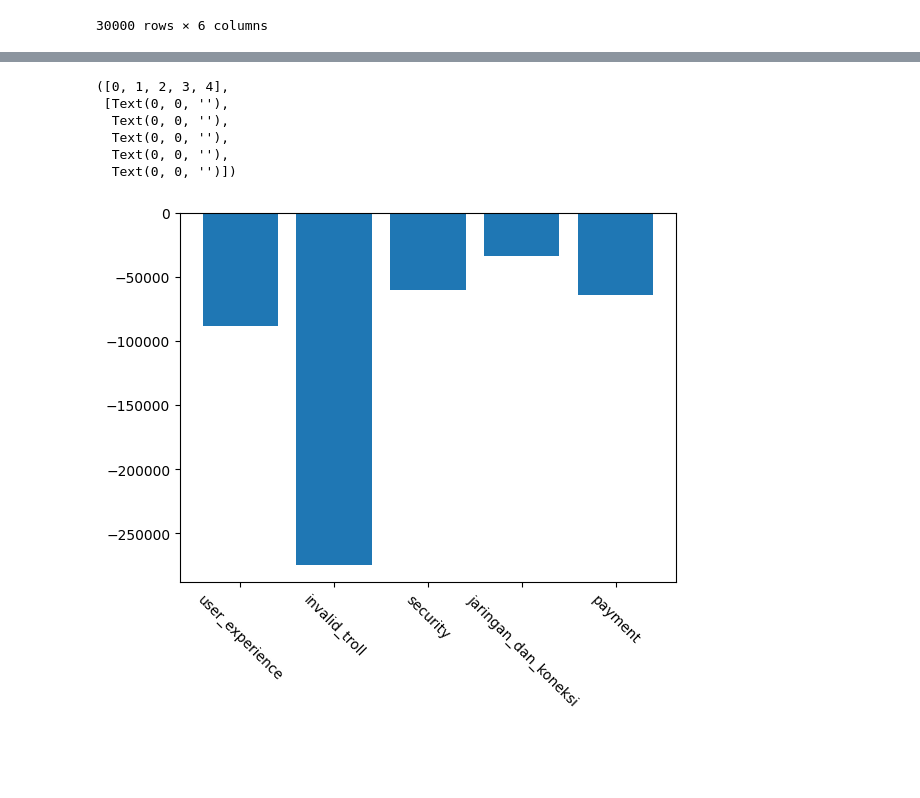
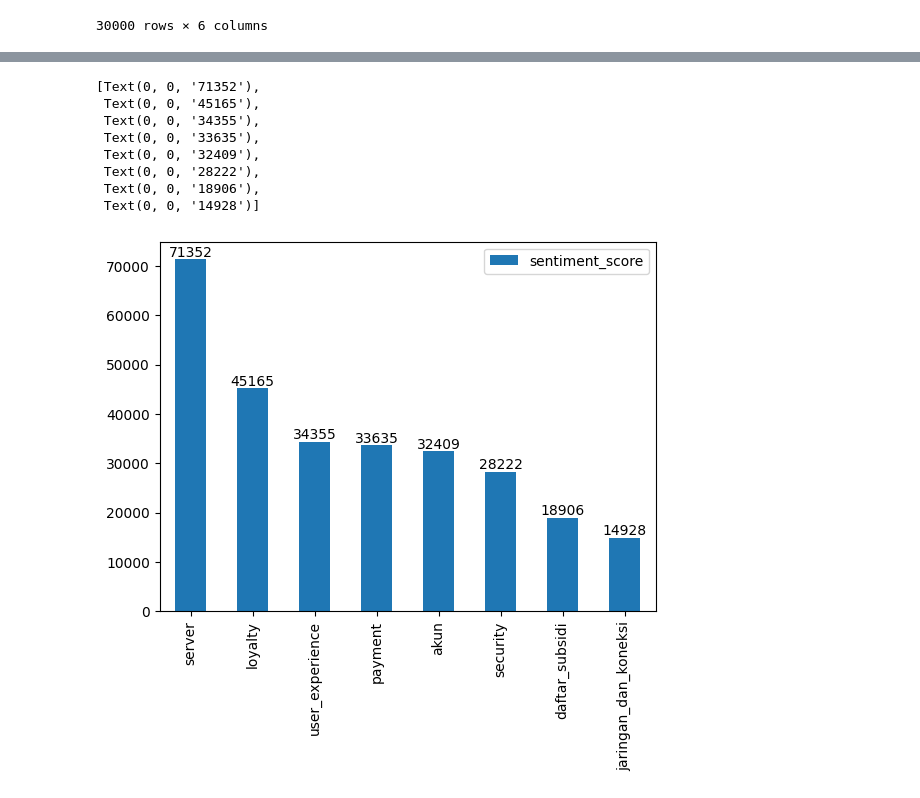
Before and after one commit to graceyudhaaa/google-play-review-analysis, a Jupyter notebook: mypertamina_review.ipynb, the cells around one changed output, grey strips where cells are left out. Cells and saved outputs as stored; diff of their text form; code cells hidden in the pictures; blank space fills up the shorter version.

```diff
--- a/mypertamina_review.ipynb
+++ b/mypertamina_review.ipynb
@@ -183,13 +203,15 @@ sentiment_dict
-# %%
-import matplotlib.pyplot as plt
-
-plt.bar(sentiment_dict.keys(), sentiment_dict.values(), )
-plt.xticks(rotation=-45)
-# %% [output]
-([0, 1, 2, 3, 4],
- [Text(0, 0, ''),
-  Text(0, 0, ''),
-  Text(0, 0, ''),
-  Text(0, 0, ''),
-  Text(0, 0, '')])
-[figure, removed]
+# %%
+sentiment_df = pd.DataFrame([val for _, val in sentiment_dict.items()], index=sentiment_dict.keys(), columns=['sentiment_score'])
+# %%
+ax = np.abs(sentiment_df.sort_values('sentiment_score'))[1:].plot.bar()
+ax.bar_label((ax.containers[0]))
+# %% [output]
+[Text(0, 0, '71352'),
+ Text(0, 0, '45165'),
+ Text(0, 0, '34355'),
+ Text(0, 0, '33635'),
+ Text(0, 0, '32409'),
+ Text(0, 0, '28222'),
+ Text(0, 0, '18906'),
+ Text(0, 0, '14928')]
+[figure, added]
```
Also changed, not shown: parts of 16 cells of this notebook, 7 other files.
